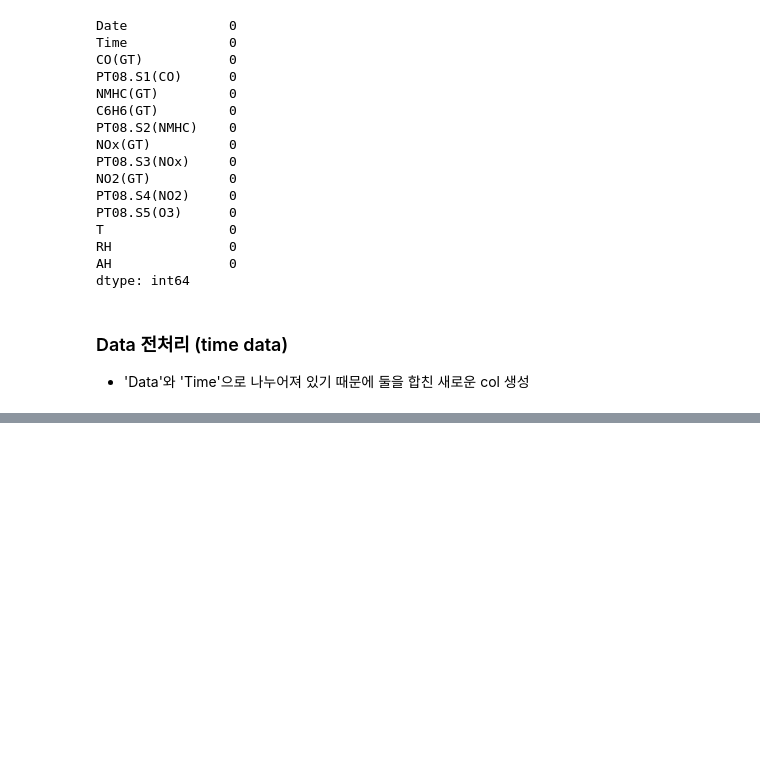
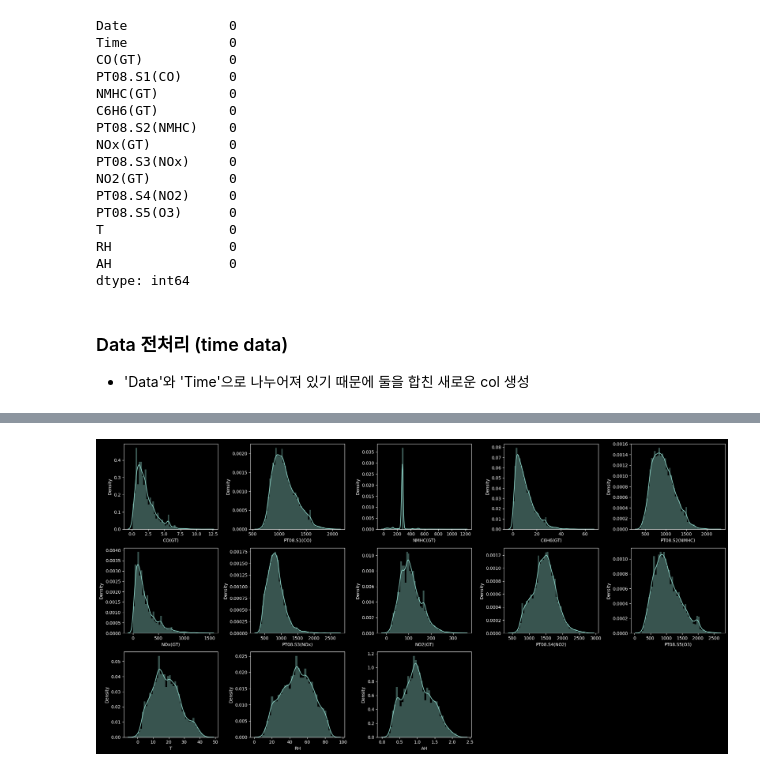
Before and after one commit to Minjeongc/study-data-analytics, a Jupyter notebook: Chapter02/chapter02.ipynb, the cells around one changed output, grey strips where cells are left out. Drawn from its saved outputs; the diff is of its cells as text; code cells hidden in the pictures; blank space fills up the shorter version.

```diff
--- a/Chapter02/chapter02.ipynb
+++ b/Chapter02/chapter02.ipynb
@@ -209,0 +233,13 @@ memory usage: 1.1+ MB
+# %%
+# 모든 센서 데이터에 대해 분포 확인
+
+for i in range(2,15):
+    plt.subplot(3,5,i-1)
+    plt.grid(False)
+    sns.distplot(df.iloc[:,i])
+
+plt.gcf().set_size_inches(20, 10)
+plt.tight_layout()
+plt.show()
+# %% [output]
+[figure, added]
```
Also changed, not shown: parts of 52 cells of this notebook.
